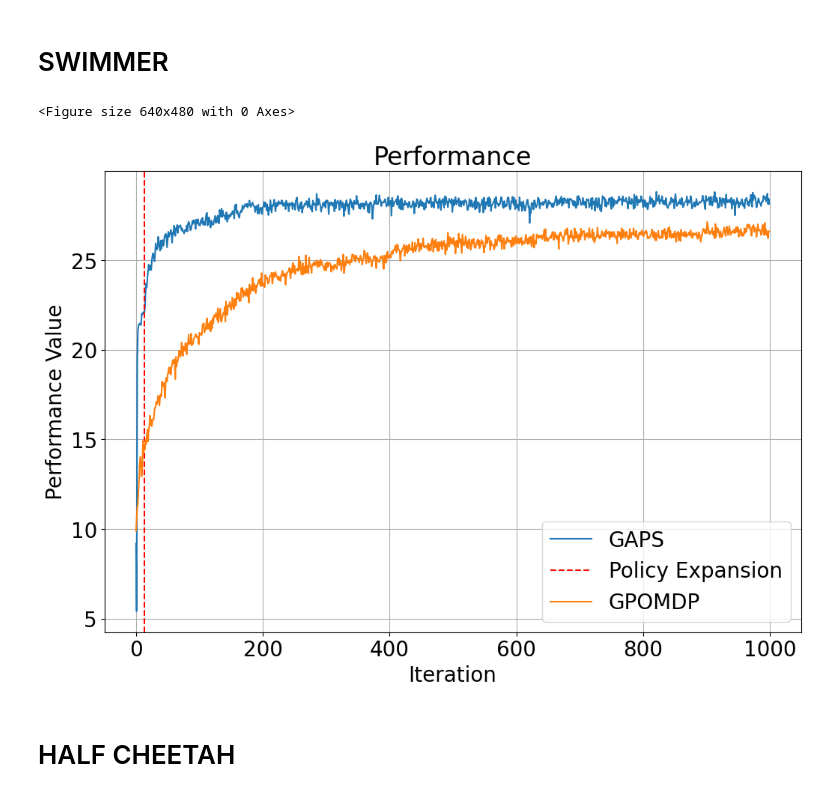
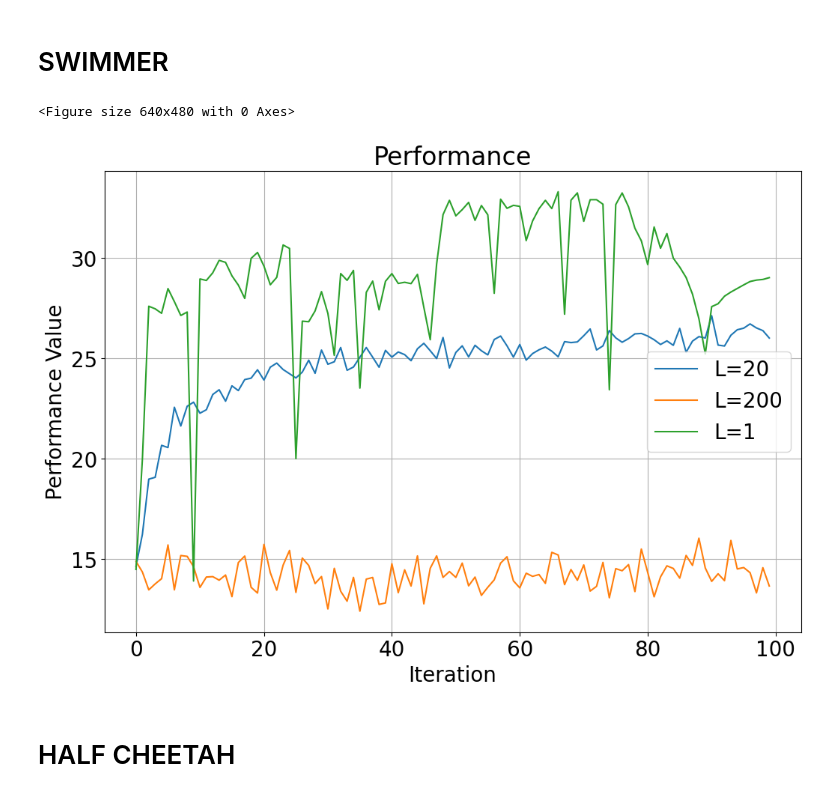
Before and after one commit to gianmtedeschi/learnRL, a Jupyter notebook: notebooks/plots.ipynb, the cells around one changed output. Saved outputs shown, nothing was run; the diff lists cells and outputs as text; code cells hidden in the pictures.

```diff
--- a/notebooks/plots.ipynb
+++ b/notebooks/plots.ipynb
@@ -289,36 +297,43 @@ for p in path_lin:
 # %%
 plt.clf()
 plt.figure(figsize=(12, 8))
 # extract data
-for i, d in enumerate(data):
+# for i, d in enumerate(data):
+#     ite = len(d["performance"])
+#     x = np.arange(ite)
+#     dim = len(d["thetas_history"][0])
+#     # Performance plot
+#     plt.plot(x, d["performance"], label=f"GAPS")
+
+# for point in d["split_ite"]:
+#     plt.axvline(x=point, color='r', linestyle='--', label='Policy Expansion' if point == d["split_ite"][0] else None)
+
+# for i, d in enumerate(data_lin):
+#     ite = len(d["performance"])
+#     x = np.arange(ite)
+#     dim = len(d["thetas_history"][0])
+#     # Performance plot
+#     plt.plot(x, d["performance"], label=f"GPOMDP")
+
+for i, d in enumerate(data_test):
     ite = len(d["performance"])
     x = np.arange(ite)
     dim = len(d["thetas_history"][0])
     # Performance plot
-    plt.plot(x, d["performance"], label=f"GAPS")
-
-for point in d["split_ite"]:
-    plt.axvline(x=point, color='r', linestyle='--', label='Policy Expansion' if point == d["split_ite"][0] else None)
-
-for i, d in enumerate(data_lin):
-    ite = len(d["performance"])
-    x = np.arange(ite)
-    dim = len(d["thetas_history"][0])
-    # Performance plot
-    plt.plot(x, d["performance"], label=f"GPOMDP")
+    plt.plot(x, d["performance"], label=f"{lab[i]}")
 
 plt.title("Performance")
 plt.xlabel("Iteration")
 plt.ylabel("Performance Value")
 plt.legend(loc="best")
 plt.grid()
 
-plt.savefig("swimmer-res.pdf", format='pdf')
+plt.savefig("swimmer-res-clolp.pdf", format='pdf')
 
 plt.show()
 # %% [output]
 <Figure size 640x480 with 0 Axes>
-[figure, old version]
+[figure, new version]
 # %% [markdown]
 # HALF CHEETAH
 # %%
```
Also changed, not shown: parts of 1 cell of this notebook, 10 other files.
